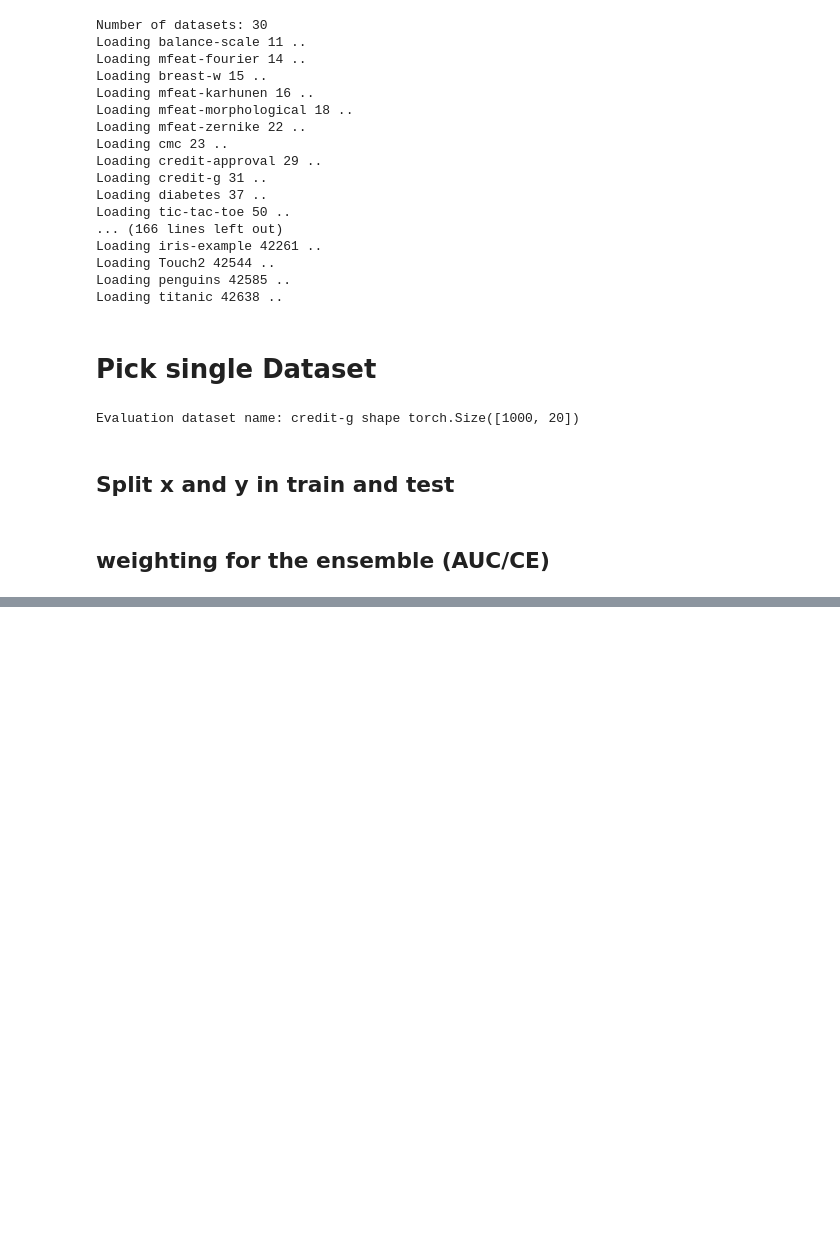
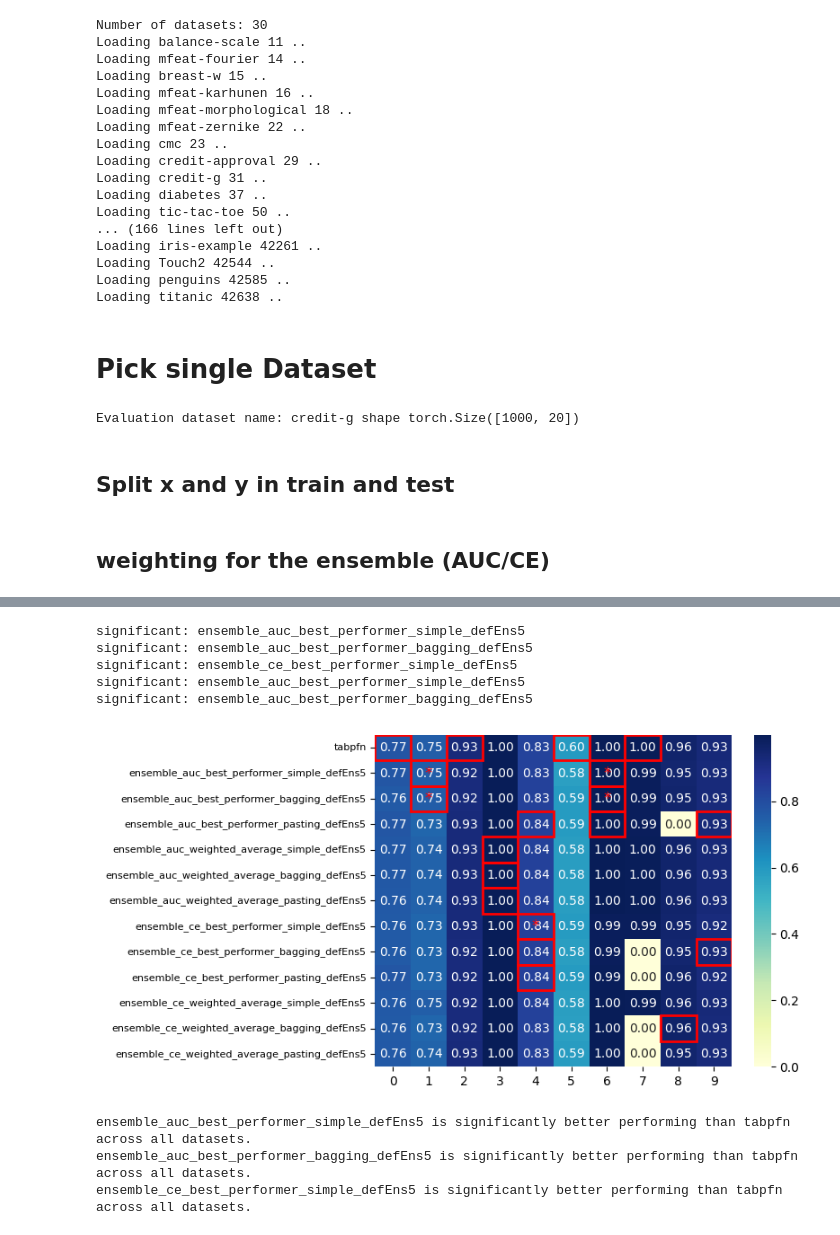
Before and after one commit to PufferFishCode/MSGPFN, a Jupyter notebook: tabpfn/EnsembleTabPfnAUC.ipynb, the cells around one changed output, grey strips where cells are left out. Saved outputs shown, nothing was run; the diff lists cells and outputs as text; code cells hidden in the pictures; blank space fills up the shorter version.

```diff
--- a/tabpfn/EnsembleTabPfnAUC.ipynb
+++ b/tabpfn/EnsembleTabPfnAUC.ipynb
@@ -389,0 +407,40 @@ UnpicklingError: invalid load key, '\x0a'.
+# %%
+import seaborn as sns
+import matplotlib.pyplot as plt
+import pandas as pd
+baseline_model = 'tabpfn'
+
+# Convert the dictionary to a DataFrame
+df_data = {model_name: model_metrics['auc'] for model_name, model_metrics in results.items()}
+df = pd.DataFrame.from_dict(df_data, orient="index")
+
+# Create the heatmap
+ax = sns.heatmap(df, annot=True, fmt=".2f", cmap="YlGnBu")
+ax.set_yticklabels(ax.get_yticklabels(), fontsize=8)
+
+# Find the maximum value in each column
+max_values = df.max(axis=0)
+
+# Add rectangles for the best performing model in each dataset
+for col in range(df.shape[1]):
+    highest_indices = np.where(df.iloc[:, col] == max_values[col])[0]
+    for row in highest_indices:
+        ax.add_patch(plt.Rectangle((col, row), 1, 1, fill=False, edgecolor='red', lw=2))
+
+        model_name = df.index[row]
+        if model_name != baseline_model:
+            baseline_auc = results[baseline_model]['auc']
+            model_auc = results[model_name]['auc']
+            t_statistic, p_value = ttest_rel(baseline_auc, model_auc)
+            if p_value < 0.05:
+                ax.text(col + 0.5, row + 0.5, '*', color='red', fontsize=12, ha='center', va='center')
+                print(f"significant: {model_name}")
+
+plt.show()  # Show the plot
+# %% [output]
+significant: ensemble_auc_best_performer_simple_defEns5
+significant: ensemble_auc_best_performer_bagging_defEns5
+significant: ensemble_ce_best_performer_simple_defEns5
+significant: ensemble_auc_best_performer_simple_defEns5
+significant: ensemble_auc_best_performer_bagging_defEns5
+[figure, added]
@@ -389,0 +473,26 @@ UnpicklingError: invalid load key, '\x0a'.
+# %%
+import numpy as np
+from scipy.stats import ttest_rel
+
+baseline_model = 'tabpfn'
+baseline_auc = results[baseline_model]['auc']
+
+for model_name, model_metrics in results.items():
+    if model_name == baseline_model:
+        continue
+
+    model_auc = model_metrics['auc']
+
+    # Perform paired t-test on aggregated auc values
+    t_statistic, p_value = ttest_rel(np.hstack(baseline_auc), np.hstack(model_auc))
+
+    # Check if the p-value is below a significance threshold (e.g., 0.05)
+    if p_value < 0.05:
+        print(f"{model_name} is significantly better performing than {baseline_model} across all datasets.")
+    else:
+        pass
+        #print(f"{model_name} is not significantly better performing than {baseline_model} across all datasets.")
+# %% [output]
+ensemble_auc_best_performer_simple_defEns5 is significantly better performing than tabpfn across all datasets.
+ensemble_auc_best_performer_bagging_defEns5 is significantly better performing than tabpfn across all datasets.
+ensemble_ce_best_performer_simple_defEns5 is significantly better performing than tabpfn across all datasets.
```
Also changed, not shown: parts of 3 cells of this notebook.
